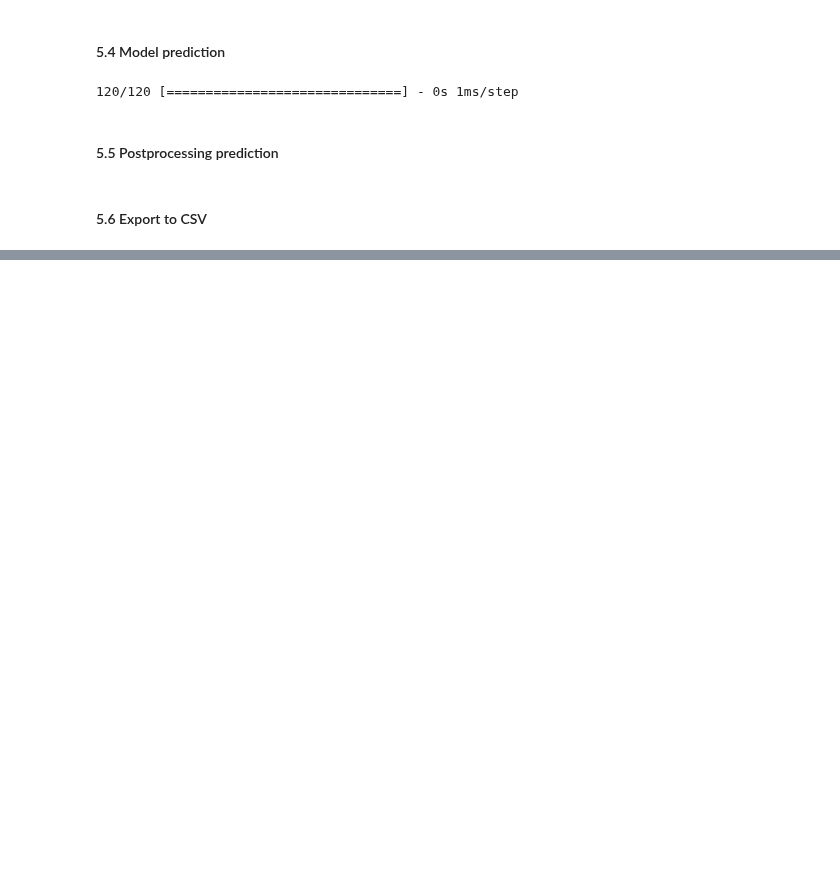
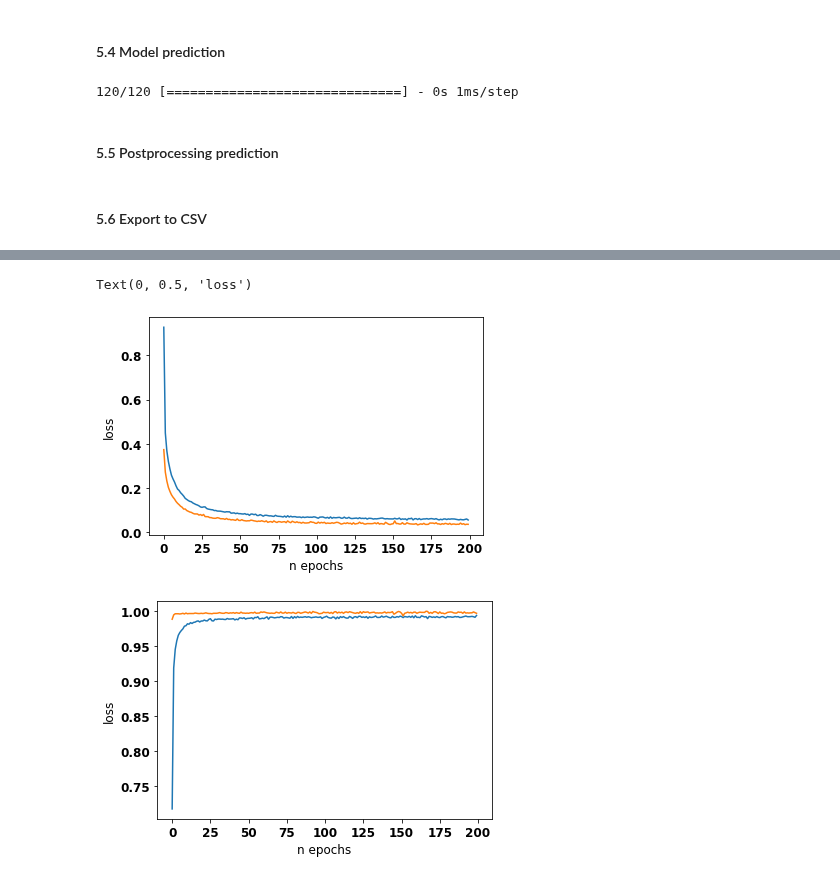
Before and after one commit to KassenBoyaubay/MPA-MLF-Exercises, a Jupyter notebook: Miniproject/Miniproject.ipynb, the cells around one changed output, grey strips where cells are left out. Saved outputs shown, nothing was run; the diff lists cells and outputs as text; code cells hidden in the pictures; blank space fills up the shorter version.

Commit message:
hyperparameters tuning

```diff
--- a/Miniproject/Miniproject.ipynb
+++ b/Miniproject/Miniproject.ipynb
@@ -310,0 +351,16 @@ y_pred_postpr.to_csv('y_pred_mlp.csv', index=False)
+# %%
+tuner = kt.Hyperband(model_builder,
+                     objective='val_accuracy',
+                     max_epochs=100,
+                     factor=3)
+
+callback = EarlyStopping(monitor='loss', patience=3)
+tuner.search(x_train_prepr_pca, y_train_encoded, epochs=200, batch_size=128, validation_split=0.2, callbacks=[callback])
+# %%
+# Get the optimal hyperparameters
+best_hps=tuner.get_best_hyperparameters(num_trials=1)[0]
+
+print(f"""
+The hyperparameter search is complete. The optimal learning rate for the optimizer
+is {best_hps.get('learning_rate')}.
+""")
@@ -310,0 +370,8 @@ y_pred_postpr.to_csv('y_pred_mlp.csv', index=False)
+# %%
+# Build the model with the optimal hyperparameters and train it on the data for 50 epochs
+model = tuner.hypermodel.build(best_hps)
+history = model.fit(x_train_prepr_pca, y_train_encoded, epochs=200, validation_split=0.2)
+
+val_acc_per_epoch = history.history['val_accuracy']
+best_epoch = val_acc_per_epoch.index(max(val_acc_per_epoch)) + 1
+print('Best epoch: %d' % (best_epoch,))
@@ -310,0 +396,5 @@ y_pred_postpr.to_csv('y_pred_mlp.csv', index=False)
+# %%
+hypermodel = tuner.hypermodel.build(best_hps)
+
+# Retrain the model
+hypermodel.fit(x_train_prepr_pca, y_train_encoded, epochs=best_epoch, validation_split=0.2)
@@ -310,0 +420,17 @@ y_pred_postpr.to_csv('y_pred_mlp.csv', index=False)
+# %%
+eval_result = hypermodel.evaluate(x_train_prepr_pca, y_train_encoded)
+print('Test loss:', eval_result[0])
+print(f'Test accuracy: {eval_result[1]*100} %')
+
+plt.figure()
+plt.plot(history.history['loss'])
+plt.plot(history.history['val_loss'])
+plt.xlabel('n epochs')
+plt.ylabel('loss')
+
+plt.figure()
+plt.plot(history.history['accuracy'])
+plt.plot(history.history['val_accuracy'])
+plt.xlabel('n epochs')
+plt.ylabel('loss')
+# %% [output]
@@ -310,0 +440,3 @@ y_pred_postpr.to_csv('y_pred_mlp.csv', index=False)
+Text(0, 0.5, 'loss')
+[figure, added]
+[figure, added]
```
Also changed, not shown: parts of 20 cells of this notebook.
